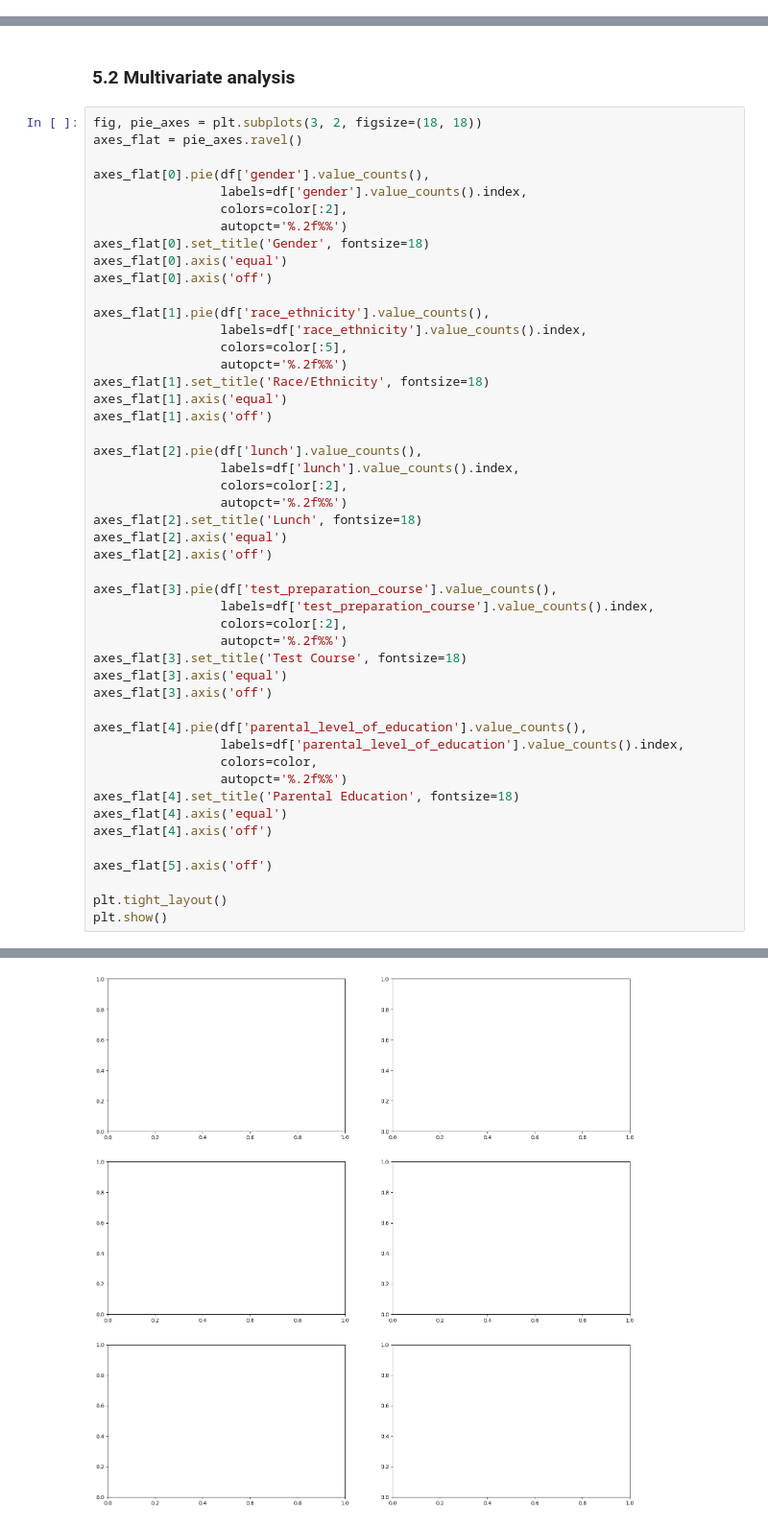
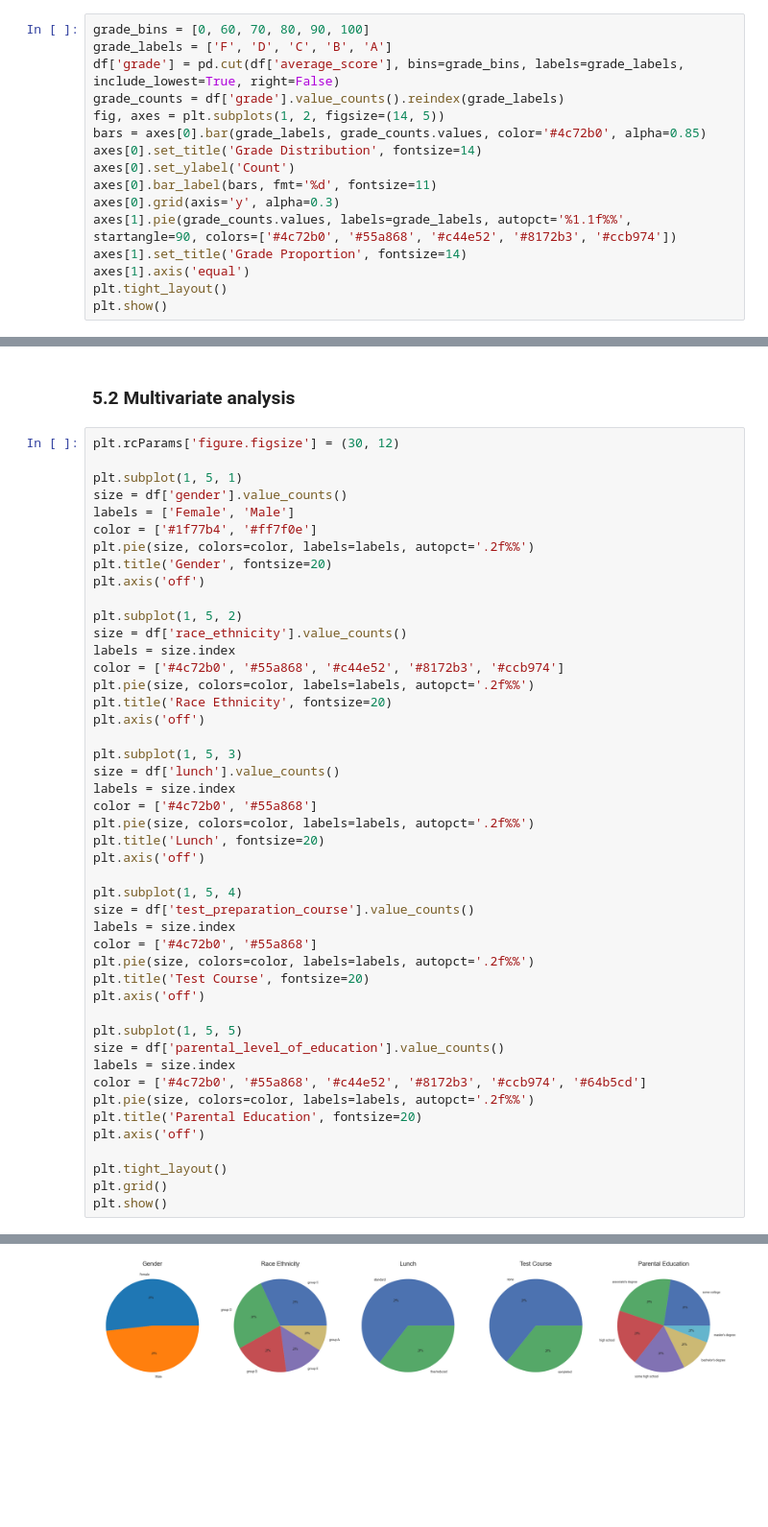
Before and after one commit to sadbinsiddique/ml-project, a Jupyter notebook: notebook/1. EDA STUDENT PERFORMANCE.ipynb, the cells around one changed output, grey strips where cells are left out. Shown at 96% size. Drawn from its saved outputs; the diff is of its cells as text; blank space fills up the shorter version.

```diff
--- a/notebook/1. EDA STUDENT PERFORMANCE.ipynb
+++ b/notebook/1. EDA STUDENT PERFORMANCE.ipynb
@@ -251,3 +248,19 @@ print(reading_less)
 Number of Students with Math Score Below pass mark: 19
 Number of Students with Writing Score Below pass mark: 12
 Number of Students with Reading Score Below pass mark: 11
+# %%
+grade_bins = [0, 60, 70, 80, 90, 100]
+grade_labels = ['F', 'D', 'C', 'B', 'A']
+df['grade'] = pd.cut(df['average_score'], bins=grade_bins, labels=grade_labels, include_lowest=True, right=False)
+grade_counts = df['grade'].value_counts().reindex(grade_labels)
+fig, axes = plt.subplots(1, 2, figsize=(14, 5))
+bars = axes[0].bar(grade_labels, grade_counts.values, color='#4c72b0', alpha=0.85)
+axes[0].set_title('Grade Distribution', fontsize=14)
+axes[0].set_ylabel('Count')
+axes[0].bar_label(bars, fmt='%d', fontsize=11)
+axes[0].grid(axis='y', alpha=0.3)
+axes[1].pie(grade_counts.values, labels=grade_labels, autopct='%1.1f%%', startangle=90, colors=['#4c72b0', '#55a868', '#c44e52', '#8172b3', '#ccb974'])
+axes[1].set_title('Grade Proportion', fontsize=14)
+axes[1].axis('equal')
+plt.tight_layout()
+plt.show()
@@ -341,51 +374,49 @@ plt.show()
 # %% [markdown]
 ### 5.2 Multivariate analysis
 # %%
-fig, pie_axes = plt.subplots(3, 2, figsize=(18, 18))
-axes_flat = pie_axes.ravel()
+plt.rcParams['figure.figsize'] = (30, 12)
 
-axes_flat[0].pie(df['gender'].value_counts(),
-                 labels=df['gender'].value_counts().index,
-                 colors=color[:2],
-                 autopct='%.2f%%')
-axes_flat[0].set_title('Gender', fontsize=18)
-axes_flat[0].axis('equal')
-axes_flat[0].axis('off')
+plt.subplot(1, 5, 1)
+size = df['gender'].value_counts()
+labels = ['Female', 'Male']
+color = ['#1f77b4', '#ff7f0e']
+plt.pie(size, colors=color, labels=labels, autopct='.2f%%')
+plt.title('Gender', fontsize=20)
+plt.axis('off')
 
-axes_flat[1].pie(df['race_ethnicity'].value_counts(),
-                 labels=df['race_ethnicity'].value_counts().index,
-                 colors=color[:5],
-                 autopct='%.2f%%')
-axes_flat[1].set_title('Race/Ethnicity', fontsize=18)
-axes_flat[1].axis('equal')
-axes_flat[1].axis('off')
+plt.subplot(1, 5, 2)
+size = df['race_ethnicity'].value_counts()
+labels = size.index
+color = ['#4c72b0', '#55a868', '#c44e52', '#8172b3', '#ccb974']
+plt.pie(size, colors=color, labels=labels, autopct='.2f%%')
+plt.title('Race Ethnicity', fontsize=20)
+plt.axis('off')
 
-axes_flat[2].pie(df['lunch'].value_counts(),
-                 labels=df['lunch'].value_counts().index,
-                 colors=color[:2],
-                 autopct='%.2f%%')
-axes_flat[2].set_title('Lunch', fontsize=18)
-axes_flat[2].axis('equal')
-axes_flat[2].axis('off')
+plt.subplot(1, 5, 3)
+size = df['lunch'].value_counts()
+labels = size.index
+color = ['#4c72b0', '#55a868']
+plt.pie(size, colors=color, labels=labels, autopct='.2f%%')
+plt.title('Lunch', fontsize=20)
+plt.axis('off')
 
-axes_flat[3].pie(df['test_preparation_course'].value_counts(),
-                 labels=df['test_preparation_course'].value_counts().index,
-                 colors=color[:2],
-                 autopct='%.2f%%')
-axes_flat[3].set_title('Test Course', fontsize=18)
-axes_flat[3].axis('equal')
-axes_flat[3].axis('off')
+plt.subplot(1, 5, 4)
+size = df['test_preparation_course'].value_counts()
+labels = size.index
+color = ['#4c72b0', '#55a868']
+plt.pie(size, colors=color, labels=labels, autopct='.2f%%')
+plt.title('Test Course', fontsize=20)
+plt.axis('off')
 
-axes_flat[4].pie(df['parental_level_of_education'].value_counts(),
-                 labels=df['parental_level_of_education'].value_counts().index,
-                 colors=color,
-                 autopct='%.2f%%')
-axes_flat[4].set_title('Parental Education', fontsize=18)
-axes_flat[4].axis('equal')
-axes_flat[4].axis('off')
-
-axes_flat[5].axis('off')
+plt.subplot(1, 5, 5)
+size = df['parental_level_of_education'].value_counts()
+labels = size.index
+color = ['#4c72b0', '#55a868', '#c44e52', '#8172b3', '#ccb974', '#64b5cd']
+plt.pie(size, colors=color, labels=labels, autopct='.2f%%')
+plt.title('Parental Education', fontsize=20)
+plt.axis('off')
 
 plt.tight_layout()
+plt.grid()
 plt.show()
 # %% [output]
@@ -393,2 +423,2 @@ NameError: name 'color' is not defined
-[figure, old version]
+[figure, new version]
 # %% [markdown]
```
Also changed, not shown: parts of 26 cells of this notebook.
